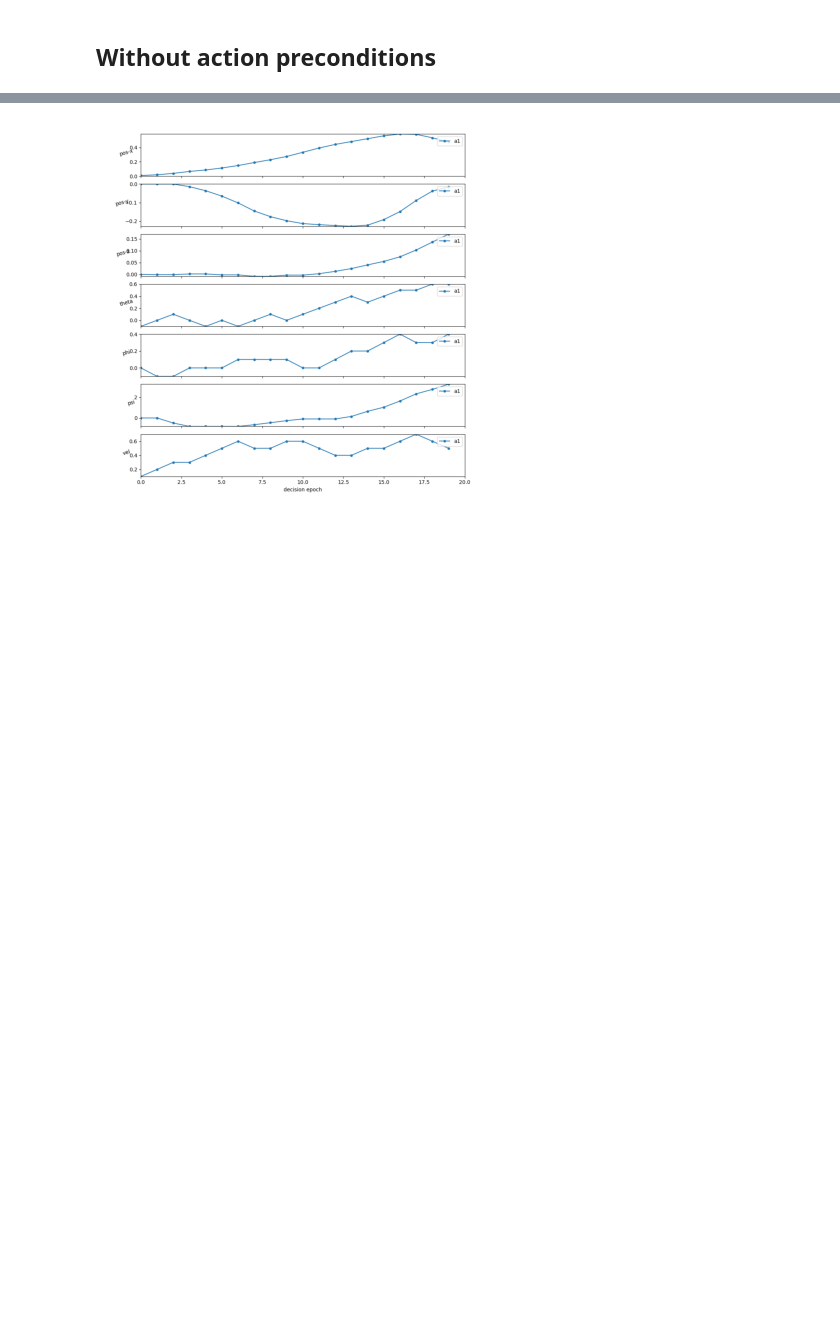
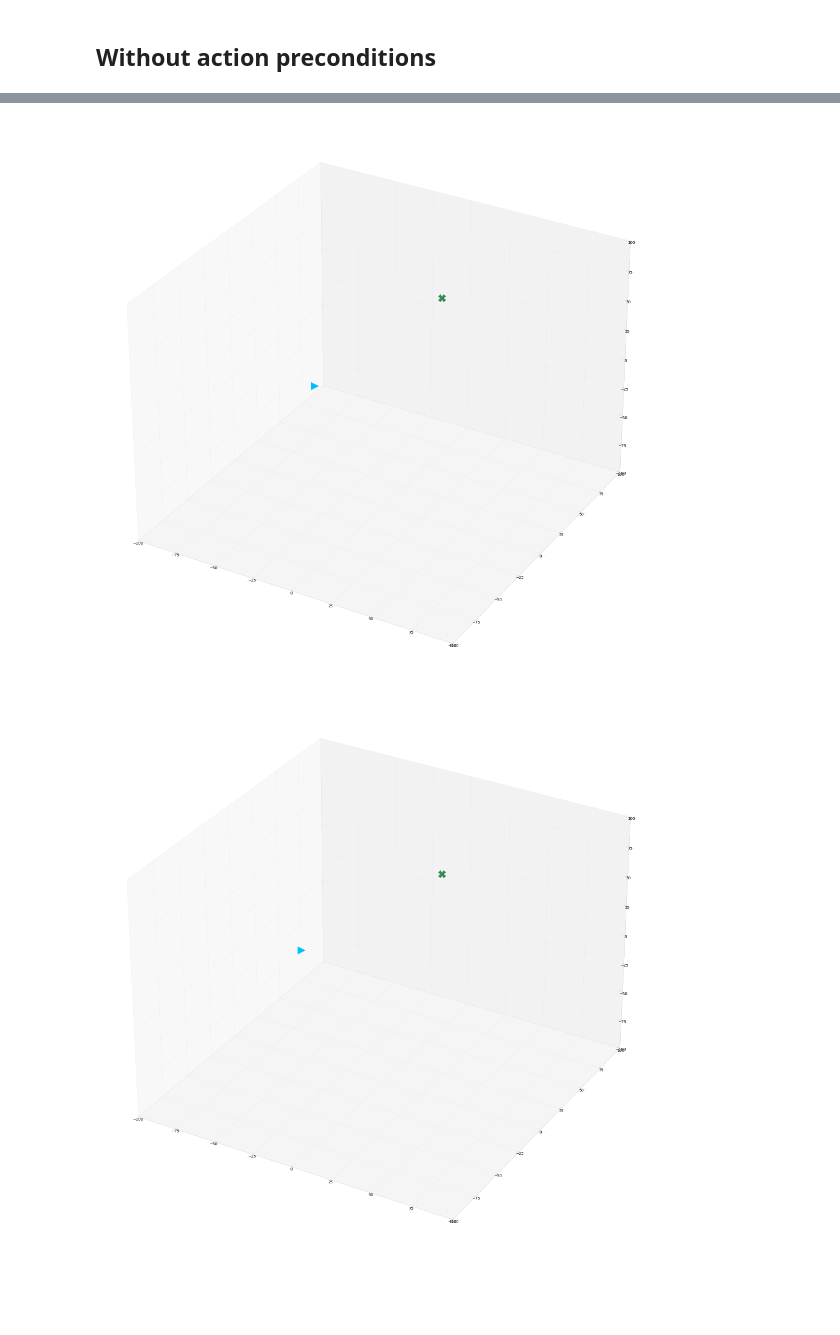
Before and after one commit to fteicht/icaps24-skdecide-tutorial, a Jupyter notebook: notebooks/icaps24_skdecide_tutorial_rddl_domain.ipynb, the cells around one changed output, grey strips where cells are left out. Drawn from its saved outputs; the diff is of its cells as text; code cells hidden in the pictures; blank space fills up the shorter version.

Commit message:
WiP RDDL notebooks

```diff
--- a/notebooks/icaps24_skdecide_tutorial_rddl_domain.ipynb
+++ b/notebooks/icaps24_skdecide_tutorial_rddl_domain.ipynb
@@ -243,20 +187,34 @@ domain.close()
+# %%
+from rddlrepository.archive.competitions.IPPC2023.UAV.UAVsViz import UAVsVisualizer
+from pyRDDLGym.core.visualizer.movie import MovieGenerator
+problem_info = manager.get_problem("UAV_ippc2023")
+
+
+
+domain_factory = lambda alg_name=None: RDDLDomain(rddl_domain=problem_info.get_domain(),
+                                                  rddl_instance=problem_info.get_instance(1),
+                                                  visualizer=UAVsVisualizer,
+                                                  movie_name='UAV-ippc2023-' + alg_name if alg_name is not None else None)
+domain = domain_factory()
+domain.reset()
+domain.render()
+# %% [output]
+[figure, added]
 # %%
 from skdecide.hub.solver.ray_rllib import RayRLlib
 from ray.rllib.algorithms.ppo import PPO
 
 solver_factory = lambda: RayRLlib(
-    domain_factory=domain_factory, algo_class=PPO, train_iterations=10
+    domain_factory=domain_factory, algo_class=PPO, train_iterations=1
 )
 
 with solver_factory() as solver:
     solver.solve()
     rollout(
-        domain_factory(),
+        domain_factory(alg_name='PPO'),
         solver,
         max_steps=100,
         render=True
     )
 # %% [output]
-[figure, old version]
+[figure, new version]
-[figure, removed]
-[figure, removed]
```
Also changed, not shown: parts of 8 cells of this notebook, 1 other file.
